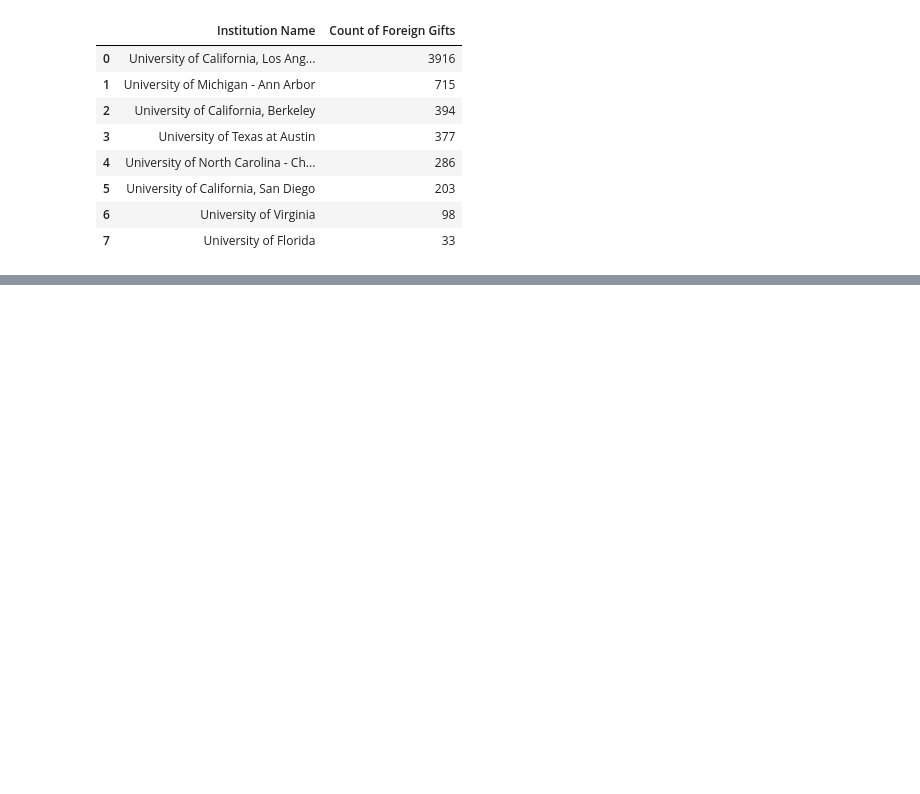
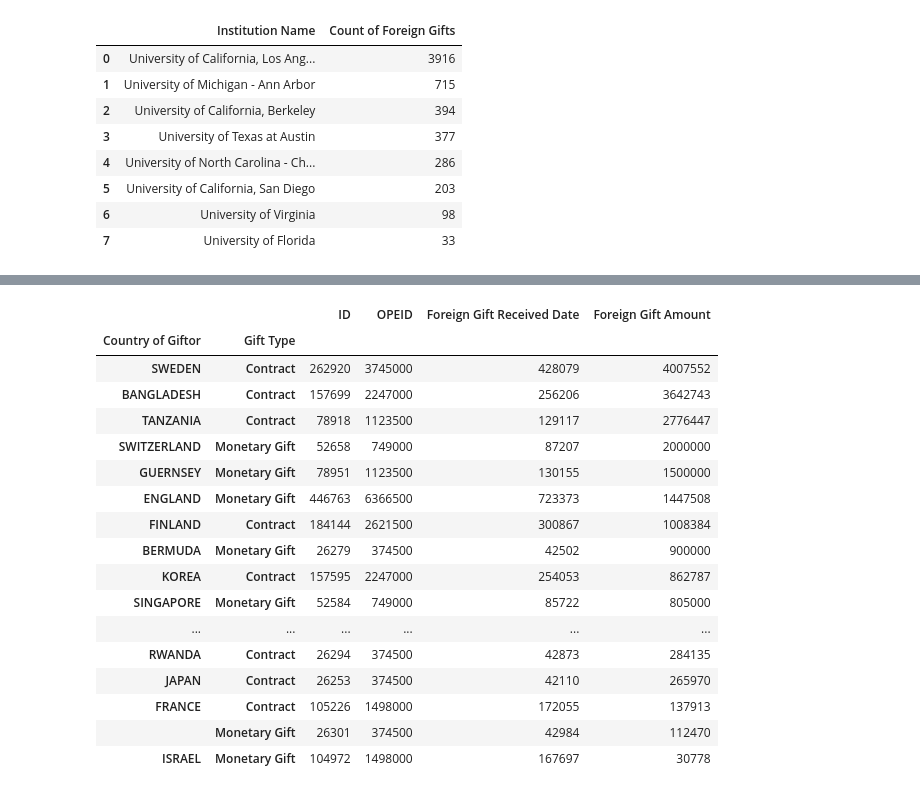
Before and after one commit to madsmith731/uu_wrangling_and_eda, a Jupyter notebook: lab_1/uva_analysis.ipynb, the cells around one changed output, grey strips where cells are left out. Cells and saved outputs as stored; diff of their text form; code cells hidden in the pictures; blank space fills up the shorter version.

```diff
--- a/lab_1/uva_analysis.ipynb
+++ b/lab_1/uva_analysis.ipynb
@@ -8,8 +8,6 @@ import plotly.graph_objects as go
 import ipywidgets as widgets
 # %%
 df = pd.read_csv ('ForeignGifts_edu.csv')
-
-df['Clean Gift Received Date'] = pd.to_datetime(df['Foreign Gift Received Date'], unit='D', origin='1899-12-30')
 # %% [markdown]
 # UVA Findings
 # %%
@@ -118,0 +124,21 @@ There is a similar story when looking at the total number of foreign gifts recie
+# %%
+uva_df.groupby(['Country of Giftor','Gift Type']).sum("Foreign Gift Amount").sort_values(by='Foreign Gift Amount', ascending=False)
+# %% [output]
+|  |  | ID | OPEID | Foreign Gift Received Date | Foreign Gift Amount |
+| Country of Giftor | Gift Type |  |  |  |  |
+| SWEDEN | Contract | 262920 | 3745000 | 428079 | 4007552 |
+| BANGLADESH | Contract | 157699 | 2247000 | 256206 | 3642743 |
+| TANZANIA | Contract | 78918 | 1123500 | 129117 | 2776447 |
+| SWITZERLAND | Monetary Gift | 52658 | 749000 | 87207 | 2000000 |
+| GUERNSEY | Monetary Gift | 78951 | 1123500 | 130155 | 1500000 |
+| ENGLAND | Monetary Gift | 446763 | 6366500 | 723373 | 1447508 |
+| FINLAND | Contract | 184144 | 2621500 | 300867 | 1008384 |
+| BERMUDA | Monetary Gift | 26279 | 374500 | 42502 | 900000 |
+| KOREA | Contract | 157595 | 2247000 | 254053 | 862787 |
+| SINGAPORE | Monetary Gift | 52584 | 749000 | 85722 | 805000 |
+| ... | ... | ... | ... | ... | ... |
+| RWANDA | Contract | 26294 | 374500 | 42873 | 284135 |
+| JAPAN | Contract | 26253 | 374500 | 42110 | 265970 |
+| FRANCE | Contract | 105226 | 1498000 | 172055 | 137913 |
+|  | Monetary Gift | 26301 | 374500 | 42984 | 112470 |
+| ISRAEL | Monetary Gift | 104972 | 1498000 | 167697 | 30778 |
```
Also changed, not shown: parts of 9 cells of this notebook, 3 other files.
